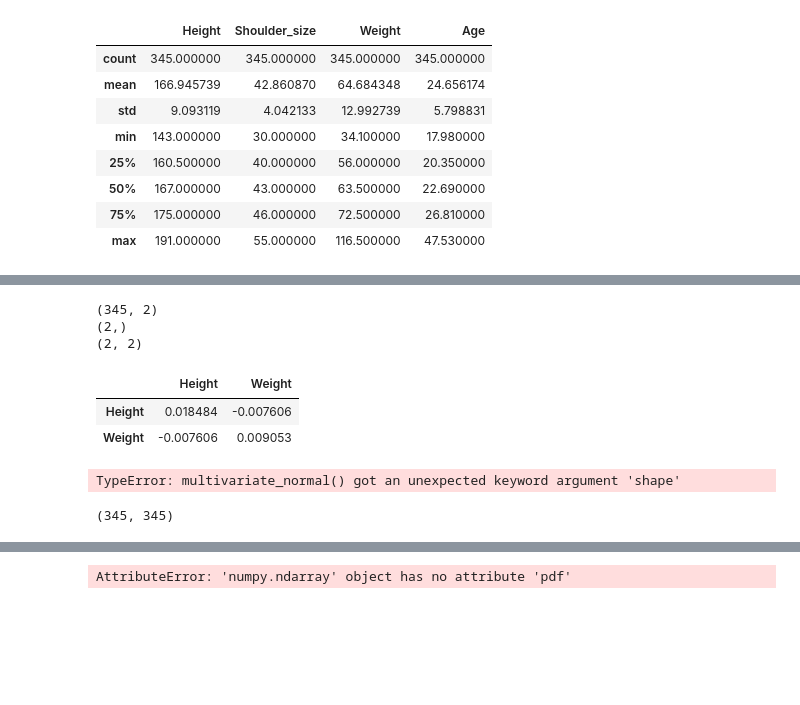
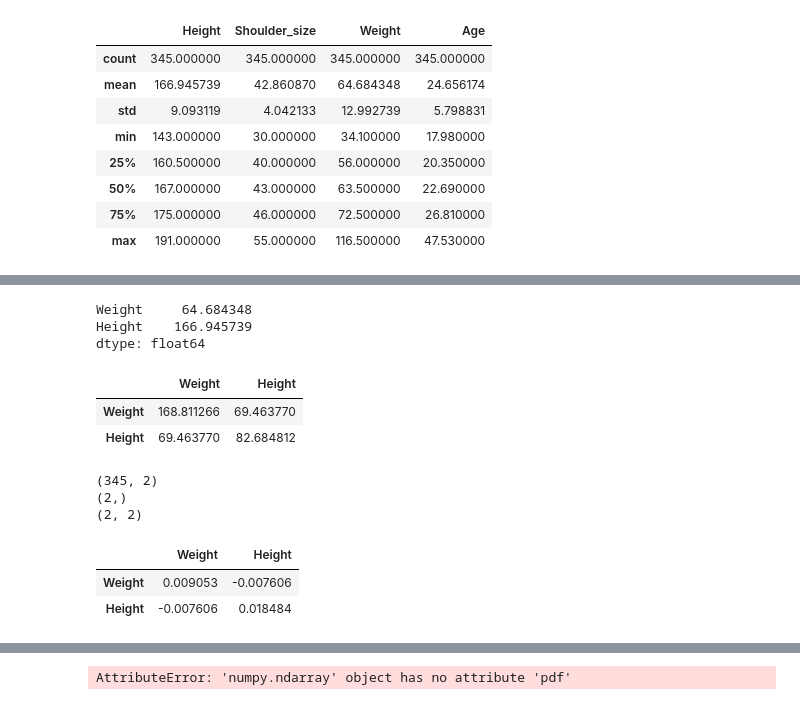
Before and after one commit to anirudhprabhakaran3/prml-lab, a Jupyter notebook: Lab 1/Lab 1.ipynb, the cells around one changed output, grey strips where cells are left out. Drawn from its saved outputs; the diff is of its cells as text; code cells hidden in the pictures; blank space fills up the shorter version.

```diff
--- a/Lab 1/Lab 1.ipynb
+++ b/Lab 1/Lab 1.ipynb
@@ -85,7 +79,17 @@ x = df[['Height', 'Weight']]
 # %%
 mean = x.mean(axis=0)
+mean
+# %% [output]
+Weight     64.684348
+Height    166.945739
+dtype: float64
 # %%
 cov = x.cov()
+cov
+# %% [output]
+|  | Weight | Height |
+| Weight | 168.811266 | 69.463770 |
+| Height | 69.463770 | 82.684812 |
 # %%
 print(x.shape)
 print(mean.shape)
@@ -96,17 +100,8 @@ print(cov.shape)
 (2, 2)
 # %%
 cov_inv = pd.DataFrame(np.linalg.inv(cov.values), cov.columns, cov.index)
+cov_inv
+# %% [output]
+|  | Weight | Height |
+| Weight | 0.009053 | -0.007606 |
+| Height | -0.007606 | 0.018484 |
-# %%
-cov_inv
-# %% [output]
-|  | Height | Weight |
-| Height | 0.018484 | -0.007606 |
-| Weight | -0.007606 | 0.009053 |
-# %%
-f = np.exp( (-1/2) * (np.dot(x-mean, cov_inv))
-# %% [output]
-TypeError: multivariate_normal() got an unexpected keyword argument 'shape'
-# %%
-np.exp(np.dot(np.dot(x-mean, cov_inv), (x-mean))).shape
-# %% [output]
-(345, 345)
```
Also changed, not shown: parts of 13 cells of this notebook.
